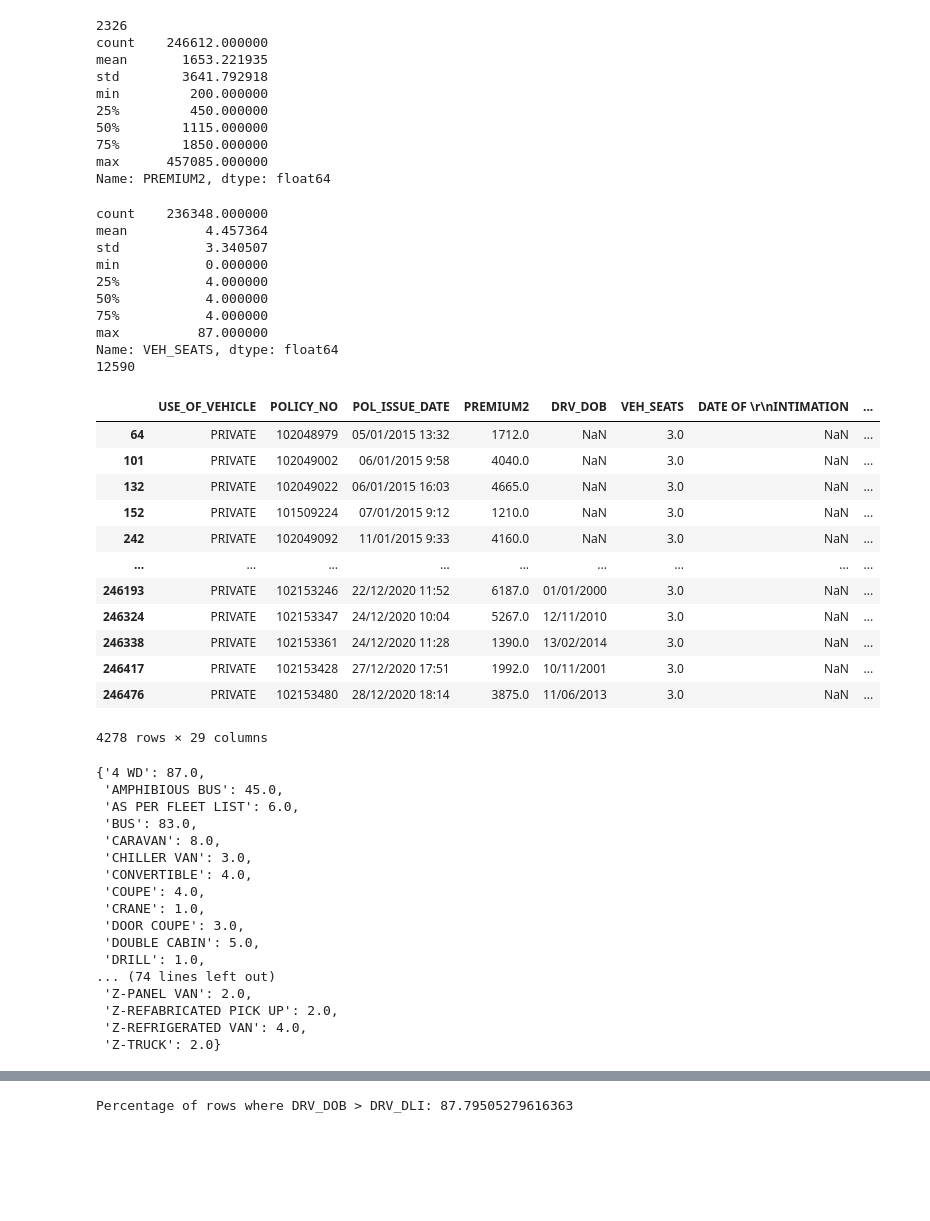
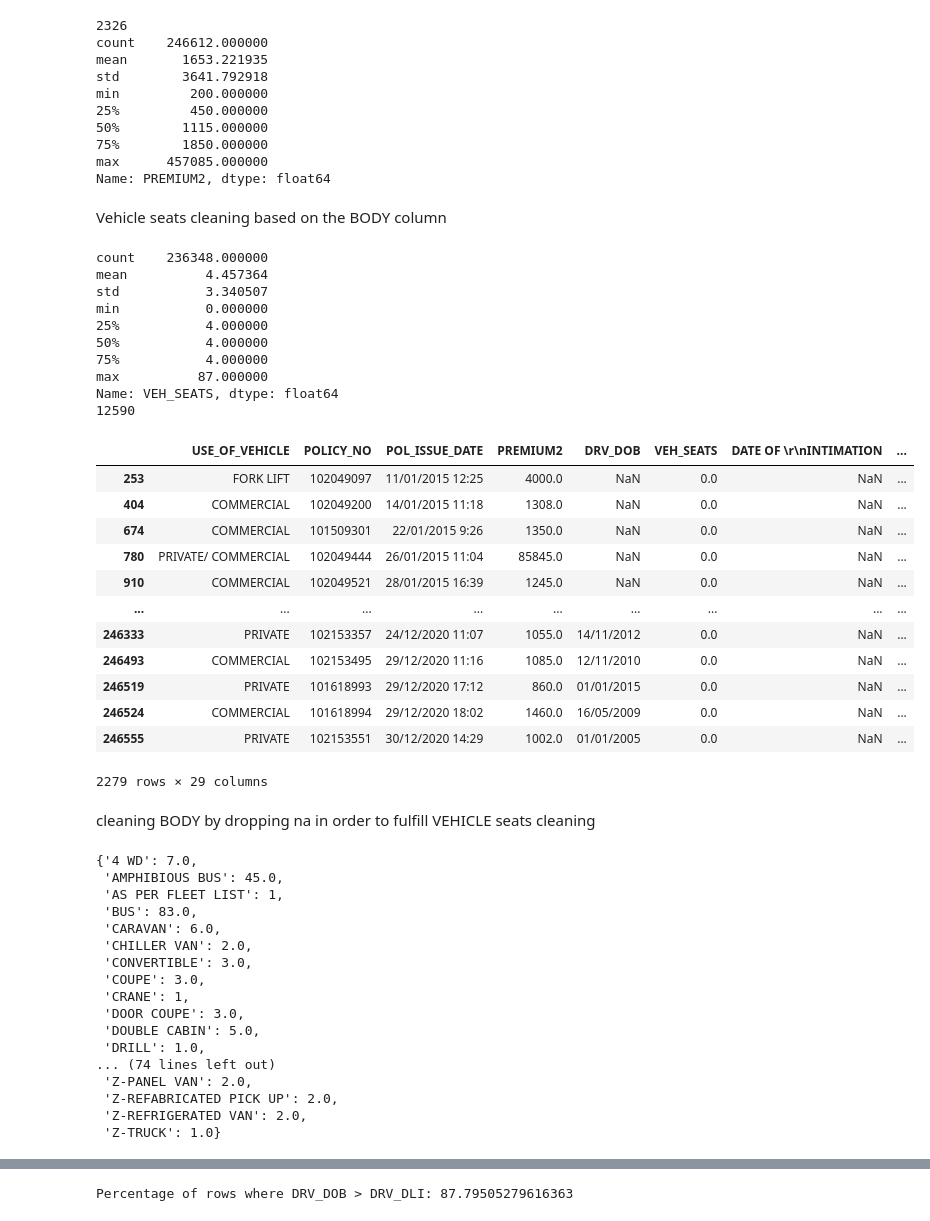
Before and after one commit to charbel-98/insurance-ML, a Jupyter notebook: dataCleaning.ipynb, the cells around one changed output, grey strips where cells are left out. Drawn from its saved outputs; the diff is of its cells as text; code cells hidden in the pictures; blank space fills up the shorter version.

```diff
--- a/dataCleaning.ipynb
+++ b/dataCleaning.ipynb
@@ -167,7 +161,7 @@ The dictionary contains values less than 50.
 mean_intimated_make = claims.groupby('MAKE')['INTIMATED\r\nAMOUNT'].mean().to_dict()
 
 # Identify rows with NaN or values less than 50 in 'INTIMATED\r\nAMOUNT'
-condition = (claims['INTIMATED\r\nAMOUNT'].isna()) | (claims['INTIMATED\r\nAMOUNT'] < 50)
+condition = (claims['INTIMATED\r\nAMOUNT'].isna()) | (claims['INTIMATED\r\nAMOUNT'] < 50) | (claims['INTIMATED\r\nAMOUNT'] > claims['SUM INSURED'])
 
 # Replace values with the corresponding mean based on 'MAKE'
 claims.loc[condition, 'INTIMATED\r\nAMOUNT'] = claims.loc[condition, 'MAKE'].map(mean_intimated_make)
@@ -332,11 +321,8 @@ CHASSIS_NO                8159
 MODEL_YEAR                8159
 dtype: int64
 # %%
+mean_model_year = df_merged['MODEL_YEAR'].mean()
 
-# Assuming df_merged is your merged DataFrame
-# Replace missing values in 'MODEL_YEAR' with the mean of the column
-mean_model_year = df_merged['MODEL_YEAR'].mean()
-df_merged['MODEL_YEAR'] = df_merged['MODEL_YEAR'].fillna(mean_model_year)
 
 # Define the range around the mean
 range_around_mean = 5
@@ -348,7 +334,7 @@ random_values = list(range(int(mean_model_year - range_around_mean), int(mean_mo
 
 # Function to replace values outside the desired range with a random value
 def replace_outside_range(x):
-    if pd.isnull(x) or x < min_model_year or x > max_model_year:
+    if pd.isnull(x) or x < min_model_year or x > max_model_year or pd.isna(x):
         return random.choice(random_values)
     else:
         return x
@@ -357,5 +343,5 @@ def replace_outside_range(x):
 df_merged['MODEL_YEAR'] = df_merged['MODEL_YEAR'].apply(replace_outside_range)
 
 # Print or inspect the DataFrame to verify changes
-print(df_merged)
+print(df_merged.MODEL_YEAR.isna().sum())
 # %% [output]
@@ -440,37 +406,39 @@ min         200.000000
 75%        1850.000000
 max      457085.000000
 Name: PREMIUM2, dtype: float64
+# %% [markdown]
+Vehicle seats cleaning based on the BODY column
 # %%
 #veh seats
 print(df_merged['VEH_SEATS'].describe())
+print(df_merged.VEH_SEATS.isna().sum())
 df_merged[df_merged.VEH_SEATS == 0]
 #it looks like most records with 0 vehicle seats are either forklifters or motorcycles so I will change them to 1
-print(df_merged.VEH_SEATS.isna().sum())
-#we have 12 000 na rows
-df_merged[df_merged.VEH_SEATS == 3]
 # %% [output]
 count    236348.000000
 mean          4.457364
 std           3.340507
 min           0.000000
 25%           4.000000
 50%           4.000000
 75%           4.000000
 max          87.000000
 Name: VEH_SEATS, dtype: float64
 12590
 |  | USE_OF_VEHICLE | POLICY_NO | POL_ISSUE_DATE | PREMIUM2 | DRV_DOB | VEH_SEATS | DATE OF \r\nINTIMATION | ... |
-| 64 | PRIVATE | 102048979 | 05/01/2015 13:32 | 1712.0 | NaN | 3.0 | NaN | ... |
-| 101 | PRIVATE | 102049002 | 06/01/2015 9:58 | 4040.0 | NaN | 3.0 | NaN | ... |
-| 132 | PRIVATE | 102049022 | 06/01/2015 16:03 | 4665.0 | NaN | 3.0 | NaN | ... |
-| 152 | PRIVATE | 101509224 | 07/01/2015 9:12 | 1210.0 | NaN | 3.0 | NaN | ... |
-| 242 | PRIVATE | 102049092 | 11/01/2015 9:33 | 4160.0 | NaN | 3.0 | NaN | ... |
+| 253 | FORK LIFT | 102049097 | 11/01/2015 12:25 | 4000.0 | NaN | 0.0 | NaN | ... |
+| 404 | COMMERCIAL | 102049200 | 14/01/2015 11:18 | 1308.0 | NaN | 0.0 | NaN | ... |
+| 674 | COMMERCIAL | 101509301 | 22/01/2015 9:26 | 1350.0 | NaN | 0.0 | NaN | ... |
+| 780 | PRIVATE/ COMMERCIAL | 102049444 | 26/01/2015 11:04 | 85845.0 | NaN | 0.0 | NaN | ... |
+| 910 | COMMERCIAL | 102049521 | 28/01/2015 16:39 | 1245.0 | NaN | 0.0 | NaN | ... |
 | ... | ... | ... | ... | ... | ... | ... | ... | ... |
-| 246193 | PRIVATE | 102153246 | 22/12/2020 11:52 | 6187.0 | 01/01/2000 | 3.0 | NaN | ... |
-| 246324 | PRIVATE | 102153347 | 24/12/2020 10:04 | 5267.0 | 12/11/2010 | 3.0 | NaN | ... |
-| 246338 | PRIVATE | 102153361 | 24/12/2020 11:28 | 1390.0 | 13/02/2014 | 3.0 | NaN | ... |
-| 246417 | PRIVATE | 102153428 | 27/12/2020 17:51 | 1992.0 | 10/11/2001 | 3.0 | NaN | ... |
-| 246476 | PRIVATE | 102153480 | 28/12/2020 18:14 | 3875.0 | 11/06/2013 | 3.0 | NaN | ... |
+| 246333 | PRIVATE | 102153357 | 24/12/2020 11:07 | 1055.0 | 14/11/2012 | 0.0 | NaN | ... |
+| 246493 | COMMERCIAL | 102153495 | 29/12/2020 11:16 | 1085.0 | 12/11/2010 | 0.0 | NaN | ... |
+| 246519 | PRIVATE | 101618993 | 29/12/2020 17:12 | 860.0 | 01/01/2015 | 0.0 | NaN | ... |
+| 246524 | COMMERCIAL | 101618994 | 29/12/2020 18:02 | 1460.0 | 16/05/2009 | 0.0 | NaN | ... |
+| 246555 | PRIVATE | 102153551 | 30/12/2020 14:29 | 1002.0 | 01/01/2005 | 0.0 | NaN | ... |
-4278 rows × 29 columns
+2279 rows × 29 columns
+# %% [markdown]
+cleaning BODY by dropping na in order to fulfill VEHICLE seats cleaning
 # %%
 df_merged.BODY.isna().sum()
@@ -482,8 +448,7 @@ df_merged = df_merged.dropna(subset=['BODY'])
 # Assuming df_merged is your merged DataFrame
 
 # Create a mapping dictionary with 'BODY' as keys and corresponding max 'VEH_SEATS' as values
-max_seats_mapping = df_merged.groupby('BODY')['VEH_SEATS'].max().to_dict()
-
+max_seats_mapping = df_merged.groupby('BODY')['VEH_SEATS'].apply(lambda x: x.mode().iloc[0] if not x.mode().empty else None).to_dict()
 # Replace 'VEH_SEATS' values of 0 with 1 in the mapping dictionary
 max_seats_mapping = {key: 1 if value == 0 else value for key, value in max_seats_mapping.items()}
 
@@ -491,20 +456,20 @@ max_seats_mapping = {key: 1 if value == 0 else value for key, value in max_seats
 # Print or inspect the DataFrame
 max_seats_mapping
 # %% [output]
-{'4 WD': 87.0,
+{'4 WD': 7.0,
  'AMPHIBIOUS BUS': 45.0,
- 'AS PER FLEET LIST': 6.0,
+ 'AS PER FLEET LIST': 1,
  'BUS': 83.0,
- 'CARAVAN': 8.0,
- 'CHILLER VAN': 3.0,
- 'CONVERTIBLE': 4.0,
- 'COUPE': 4.0,
- 'CRANE': 1.0,
+ 'CARAVAN': 6.0,
+ 'CHILLER VAN': 2.0,
+ 'CONVERTIBLE': 3.0,
+ 'COUPE': 3.0,
+ 'CRANE': 1,
  'DOOR COUPE': 3.0,
  'DOUBLE CABIN': 5.0,
  'DRILL': 1.0,
 ... (74 lines left out)
  'Z-PANEL VAN': 2.0,
  'Z-REFABRICATED PICK UP': 2.0,
- 'Z-REFRIGERATED VAN': 4.0,
- 'Z-TRUCK': 2.0}
+ 'Z-REFRIGERATED VAN': 2.0,
+ 'Z-TRUCK': 1.0}
```
Also changed, not shown: parts of 74 cells of this notebook, 2 other files.
